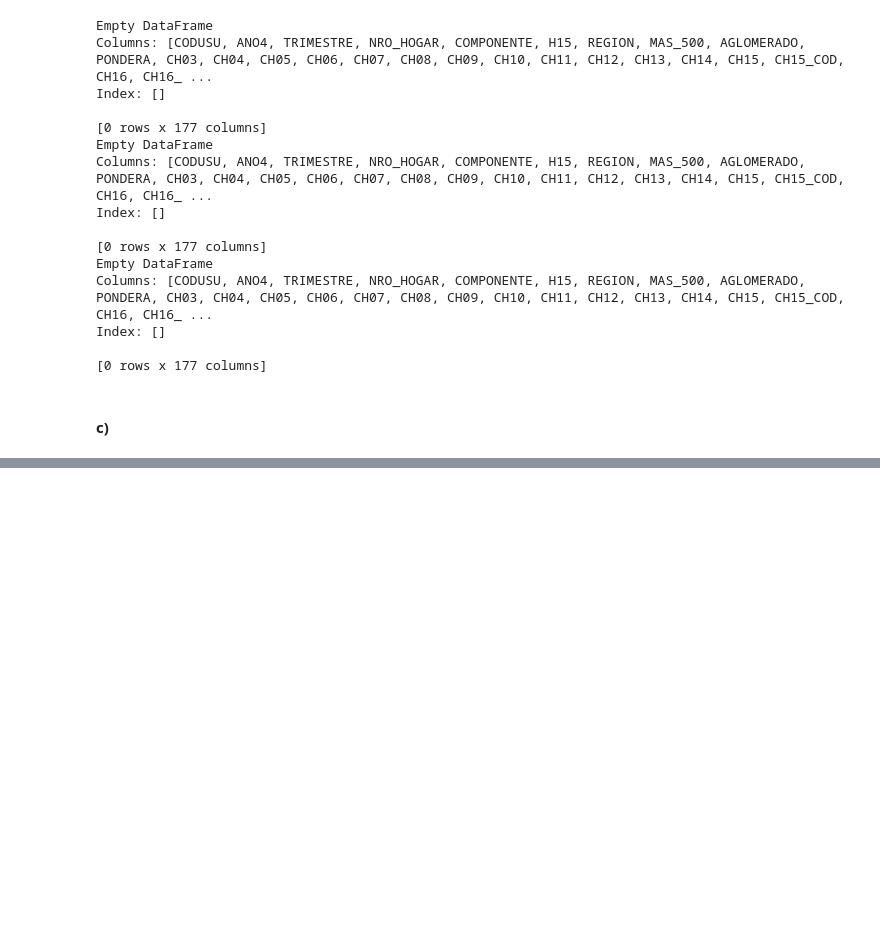
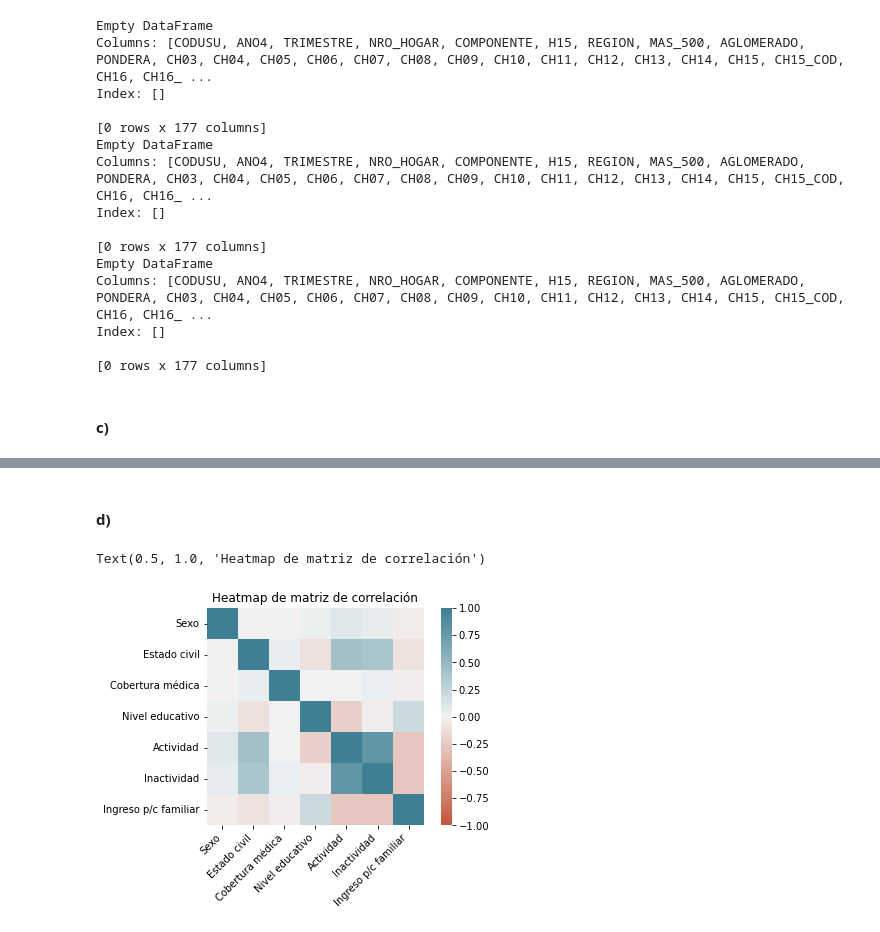
Before and after one commit to hpilar/TrabajosPracticos-Grupo4, a Jupyter notebook: TP2/TP2.ipynb, the cells around one changed output, grey strips where cells are left out. Saved outputs shown, nothing was run; the diff lists cells and outputs as text; code cells hidden in the pictures; blank space fills up the shorter version.

```diff
--- a/TP2/TP2.ipynb
+++ b/TP2/TP2.ipynb
@@ -131,0 +163,31 @@ plt.hist(df_ba_limpio["CH04"])
+# %% [markdown]
+#### d)
+# %%
+#Tomamos como guía el código propuesto en la consigna.
+#Armamos un dataframe con las variables indicadas
+data_cor = df_ba_limpio[['CH04', 'CH07', 'CH08', 'NIVEL_ED', 'ESTADO', 'CAT_INAC', 'IPCF']]
+data_cor
+
+#Armamos la matriz de correlación
+corr = data_cor.corr()
+ax = sns.heatmap(
+    corr,
+    vmin=-1, vmax=1, center=0,
+    cmap=sns.diverging_palette(20, 220, n=200),
+    square=True
+)
+#Cambiamos las labels
+ax.set_xticklabels(
+    ax.set_xticklabels(["Sexo", "Estado civil", "Cobertura médica", "Nivel educativo", "Actividad", "Inactividad", "Ingreso p/c familiar"]),
+    rotation=45,
+    horizontalalignment='right'
+);
+ax.set_yticklabels(
+    ax.set_yticklabels(["Sexo", "Estado civil", "Cobertura médica", "Nivel educativo", "Actividad", "Inactividad", "Ingreso p/c familiar"]),
+    rotation=0,
+);
+#Sumamos el título
+plt.title("Heatmap de matriz de correlación")
+# %% [output]
+Text(0.5, 1.0, 'Heatmap de matriz de correlación')
+[figure, added]
```
Also changed, not shown: parts of 6 cells of this notebook.
